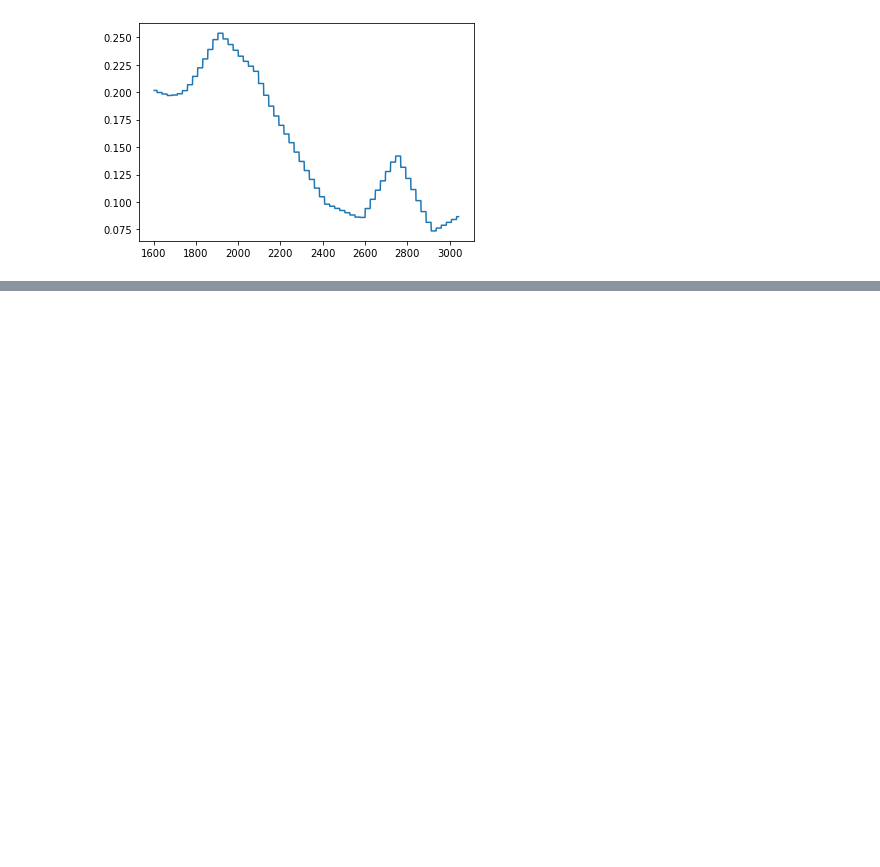
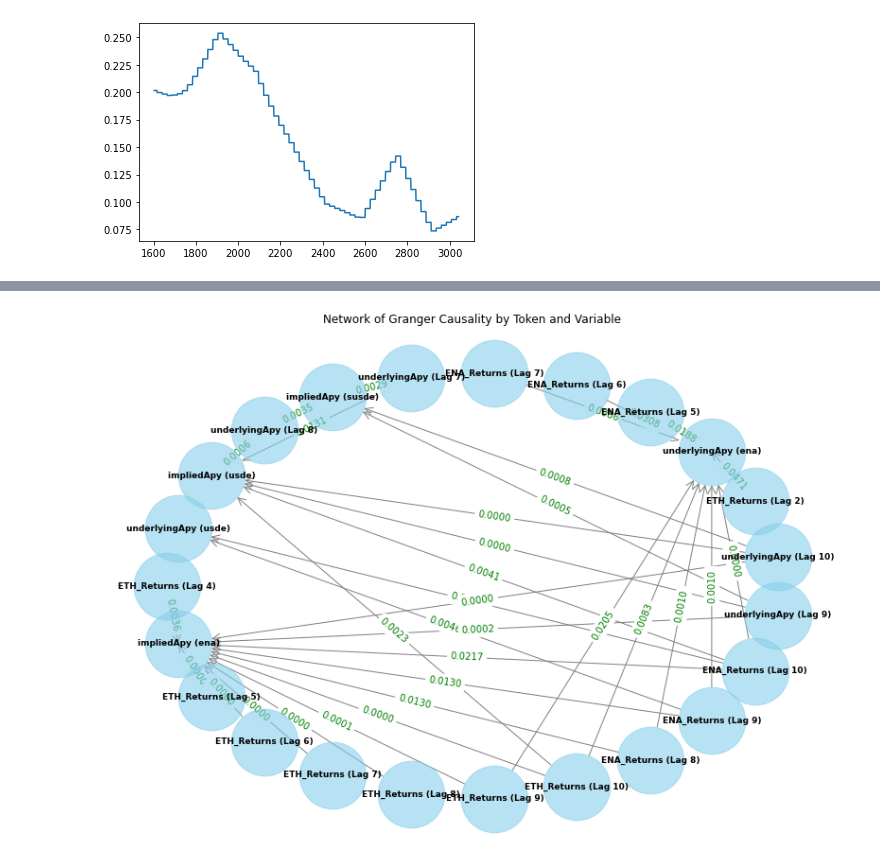
Before and after one commit to setamies/ena_analysis, a Jupyter notebook: pendle.ipynb, the cells around one changed output, grey strips where cells are left out. Saved outputs shown, nothing was run; the diff lists cells and outputs as text; code cells hidden in the pictures; blank space fills up the shorter version.

```diff
--- a/pendle.ipynb
+++ b/pendle.ipynb
@@ -94,5 +111,12 @@ for token in unique_tokens:
 Groupy by token amd maturity, get mean implied apy per day, sum volume
 """
 
-daily_df = final_df.groupby(['token', 'maturity', final_df['time']]).agg({'volume': 'sum', 'impliedApy': 'mean', 'yt_price': 'last', 'pt_price': 'last'}).reset_index()
-#daily_df.to_csv('data/pendle_token_data.csv', index=False)
+daily_df = final_df.groupby(['token', 'maturity', pd.Grouper(key='time', freq='D')]).agg({
+    'volume': 'sum',
+    'impliedApy': 'mean',
+    'yt_price': 'last',
+    'pt_price': 'last',
+    'underlyingApy': 'mean'
+}).reset_index()
+daily_df.to_csv('data/pendle_token_data.csv', index=False)
+daily_df
@@ -195,0 +354,17 @@ parameter F test:         F=0.8181  , p=0.6112  , df_denom=2122, df_num=10
+# %%
+daily_external_data = pd.read_csv('data/ena_1d_data.csv')
+daily_external_data['time'] = pd.to_datetime(daily_external_data['Datetime'])
+
+daily_combined_df = pd.merge(daily_df, daily_external_data.drop(columns='Datetime'), on='time').sort_values('time')
+
+# stationarize impliedApy and underlyingApy
+daily_combined_df['impliedApy'] = daily_combined_df['impliedApy'].diff()
+daily_combined_df['underlyingApy'] = daily_combined_df['underlyingApy'].diff()
+
+# Define the variables for analysis
+causality_hypothesis_variables = ['ETH_Returns', 'ENA_Returns', 'underlyingApy']
+y_values = ['impliedApy', 'underlyingApy']
+tokens = daily_combined_df['token'].unique()
+
+causality_results = run_granger_causality_tests(daily_combined_df, tokens, y_values, causality_hypothesis_variables)
+causality_results
@@ -195,0 +394,4 @@ parameter F test:         F=0.8181  , p=0.6112  , df_denom=2122, df_num=10
+# %%
+plot_granger_causality_network(causality_results, 0.05, 'shell')
+# %% [output]
+[figure, added]
```
Also changed, not shown: parts of 15 cells of this notebook, 1 other file.
